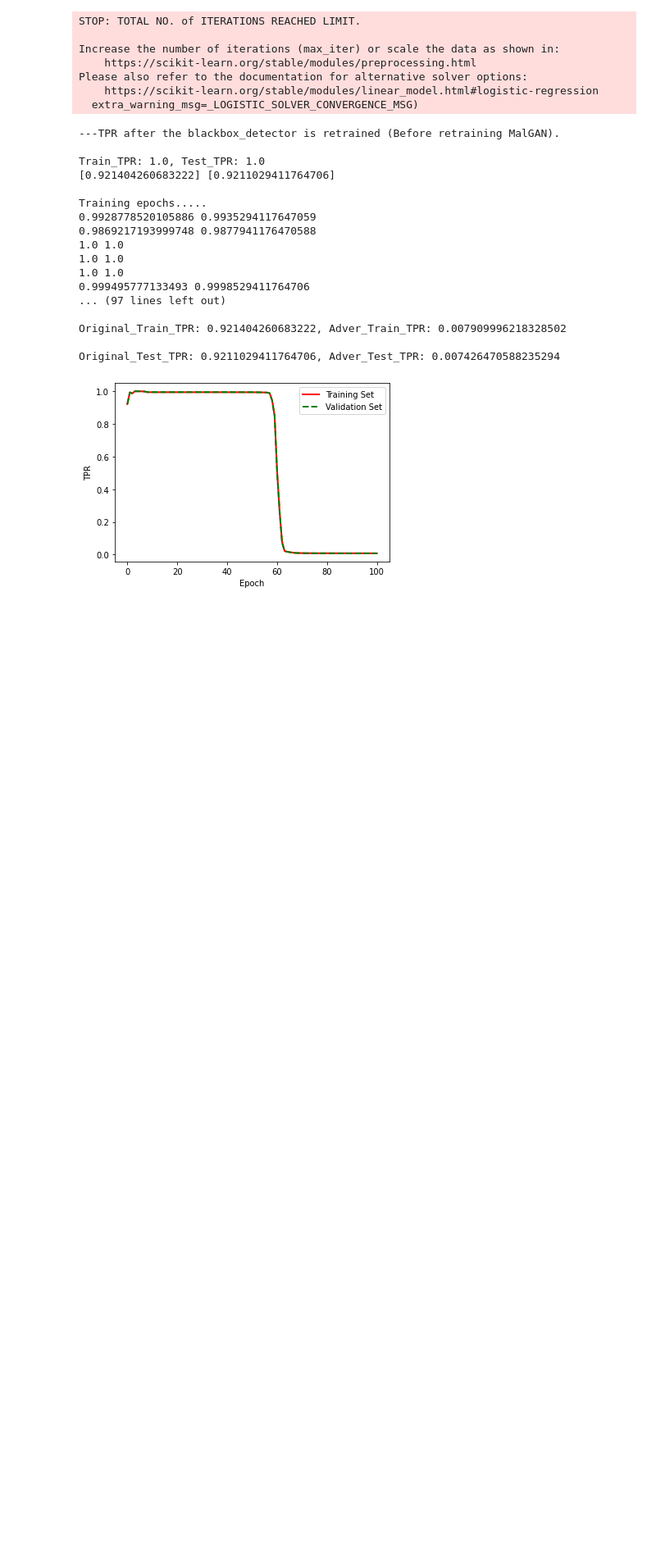
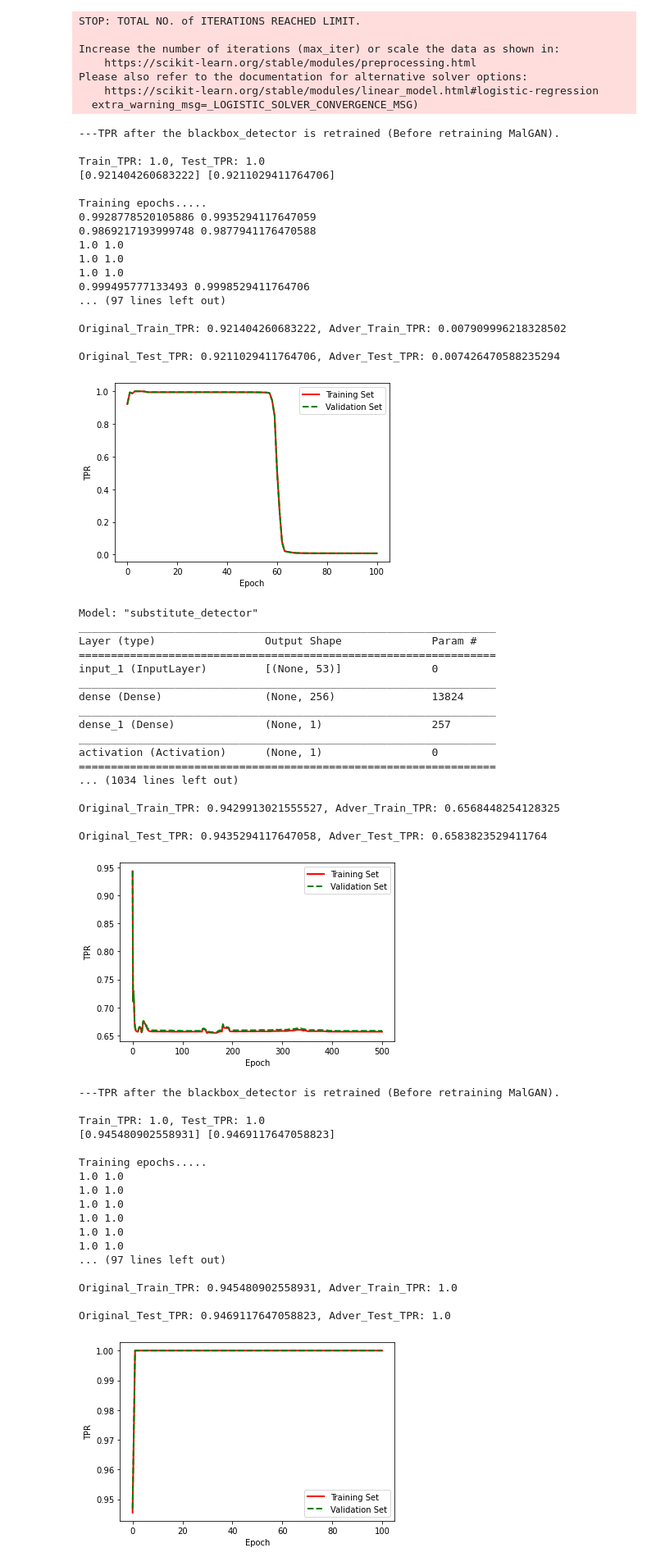
Before and after one commit to danhlk/Bot_GAN, a Jupyter notebook: Bot_GAN.ipynb, the cells around one changed output. Shown at 82% size. Drawn from its saved outputs; the diff is of its cells as text; code cells hidden in the pictures; blank space fills up the shorter version.

```diff
--- a/Bot_GAN.ipynb
+++ b/Bot_GAN.ipynb
@@ -449,6 +449,43 @@ botgan_SVM.retrain_blackbox_detector()
 botgan_SVM.train(epochs=30, batch_size=4096, is_first=False)
 # %%
 botgan_GBC = BotGAN(blackbox='GBC')
-botgan_GBC.train(epochs=100, batch_size=4096)
+botgan_GBC.train(epochs=500, batch_size=4096)
 botgan_GBC.retrain_blackbox_detector()
-botgan_GBC.train(epochs=30, batch_size=4096, is_first=False)
+botgan_GBC.train(epochs=100, batch_size=4096, is_first=False)
+# %% [output]
+Model: "substitute_detector"
+_________________________________________________________________
+Layer (type)                 Output Shape              Param #
+=================================================================
+input_1 (InputLayer)         [(None, 53)]              0
+_________________________________________________________________
+dense (Dense)                (None, 256)               13824
+_________________________________________________________________
+dense_1 (Dense)              (None, 1)                 257
+_________________________________________________________________
+activation (Activation)      (None, 1)                 0
+=================================================================
+... (1034 lines left out)
+
+Original_Train_TPR: 0.9429913021555527, Adver_Train_TPR: 0.6568448254128325
+
+Original_Test_TPR: 0.9435294117647058, Adver_Test_TPR: 0.6583823529411764
+[figure, added]
+---TPR after the blackbox_detector is retrained (Before retraining MalGAN).
+
+Train_TPR: 1.0, Test_TPR: 1.0
+[0.945480902558931] [0.9469117647058823]
+
+Training epochs.....
+1.0 1.0
+1.0 1.0
+1.0 1.0
+1.0 1.0
+1.0 1.0
+1.0 1.0
+... (97 lines left out)
+
+Original_Train_TPR: 0.945480902558931, Adver_Train_TPR: 1.0
+
+Original_Test_TPR: 0.9469117647058823, Adver_Test_TPR: 1.0
+[figure, added]
```
Also changed, not shown: parts of 1 cell of this notebook.
